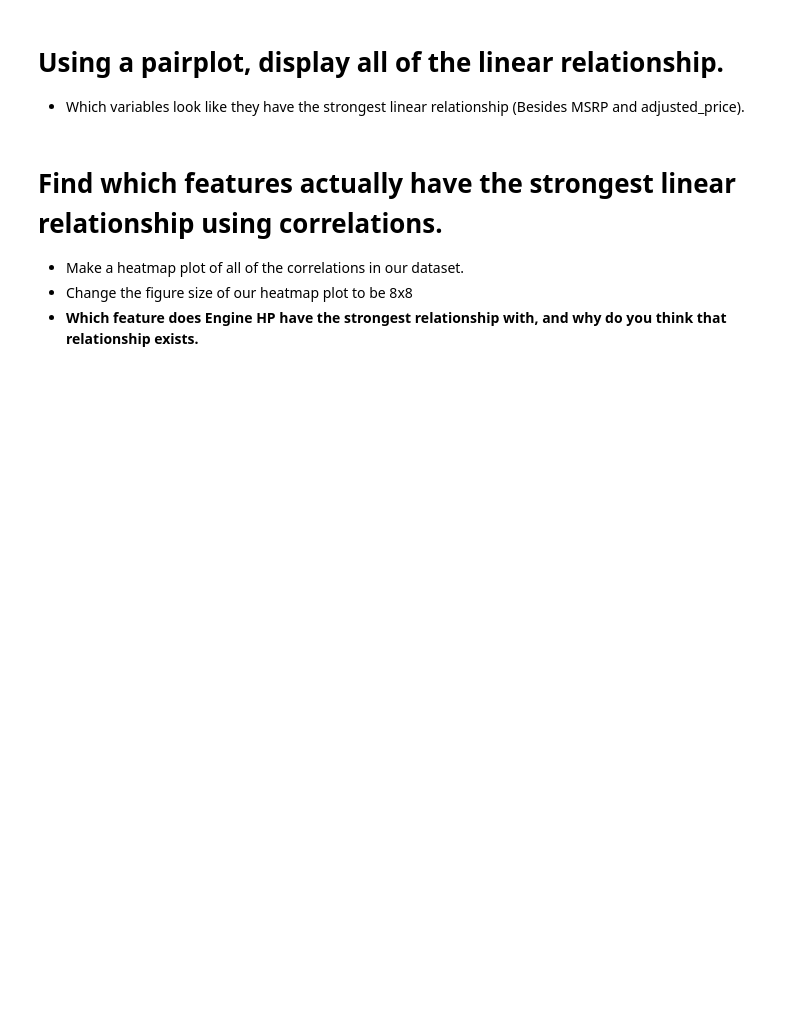
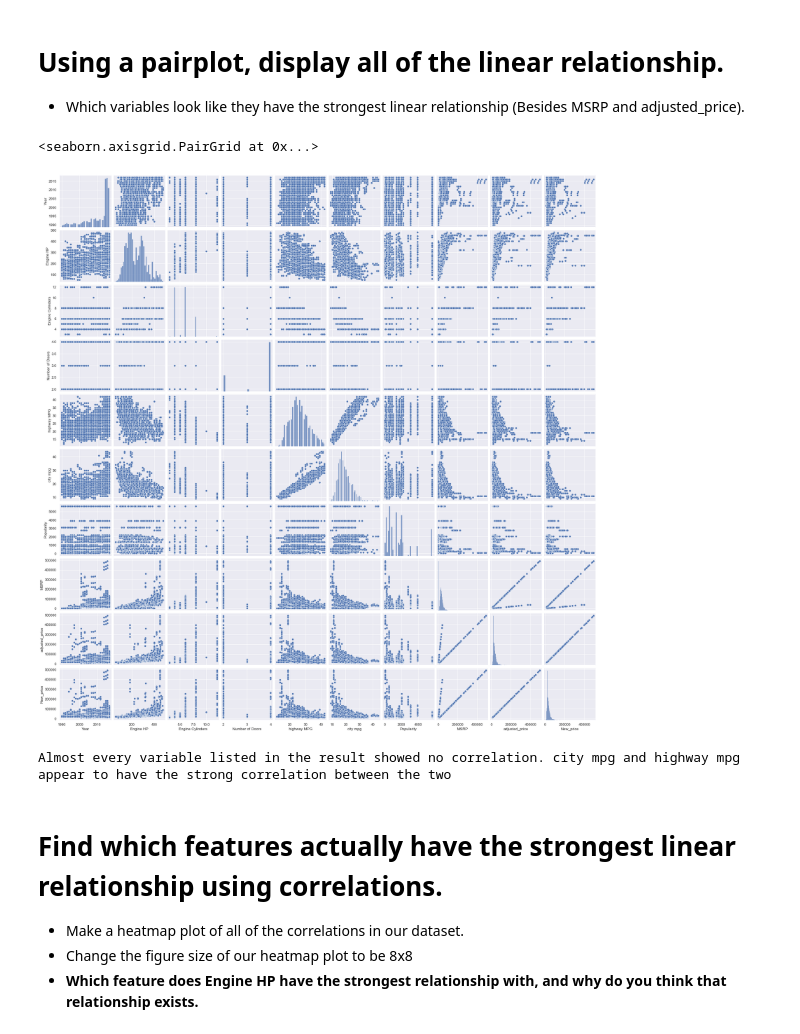
Before and after one commit to SamuelObregon1/2021-fall-data-science, a Jupyter notebook: Week-02-EDA/Exercise-EDA.ipynb, the cells around one changed output. Cells and saved outputs as stored; diff of their text form; code cells hidden in the pictures; blank space fills up the shorter version.

```diff
--- a/Week-02-EDA/Exercise-EDA.ipynb
+++ b/Week-02-EDA/Exercise-EDA.ipynb
@@ -305,8 +349,16 @@ print('Your answer here.')
 * Which variables look like they have the strongest linear relationship (Besides MSRP and adjusted_price).
 # %%
 # Using a pairplot, display all of the linear relationship.
+
+sns.pairplot(df);
+# %% [output]
+<seaborn.axisgrid.PairGrid at 0x...>
+[figure, added]
 # %%
 # * Which variables look like they have the strongest linear relationship (Besides MSRP and adjusted_price).
+print("Almost every variable listed in the result showed no correlation. city mpg and highway mpg appear to have the strong correlation between the two ")
+# %% [output]
+Almost every variable listed in the result showed no correlation. city mpg and highway mpg appear to have the strong correlation between the two
 # %% [markdown]
 # Find which features actually have the strongest linear relationship using correlations.
 * Make a heatmap plot of all of the correlations in our dataset.
```
Also changed, not shown: parts of 10 cells of this notebook, 1 other file.
